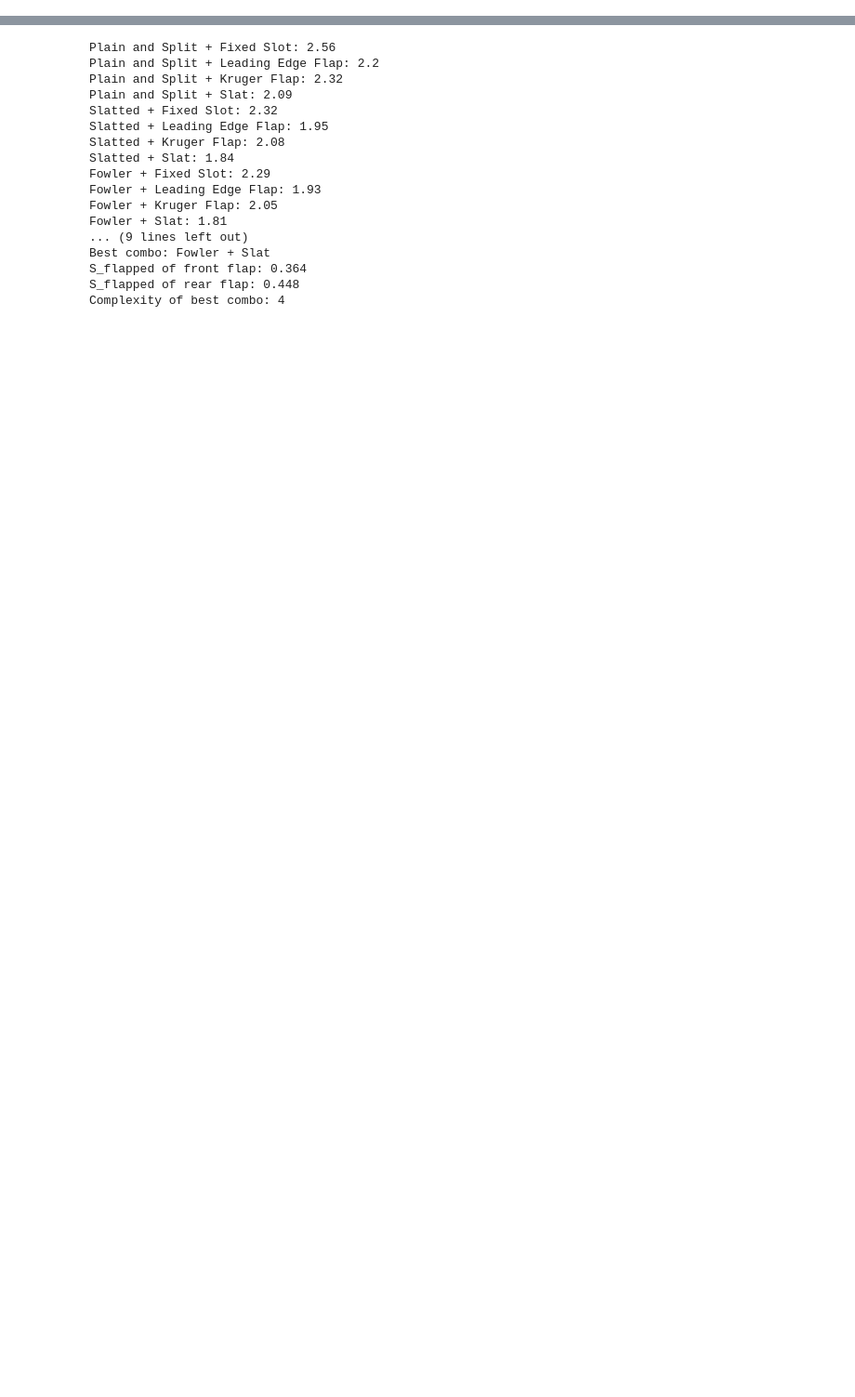
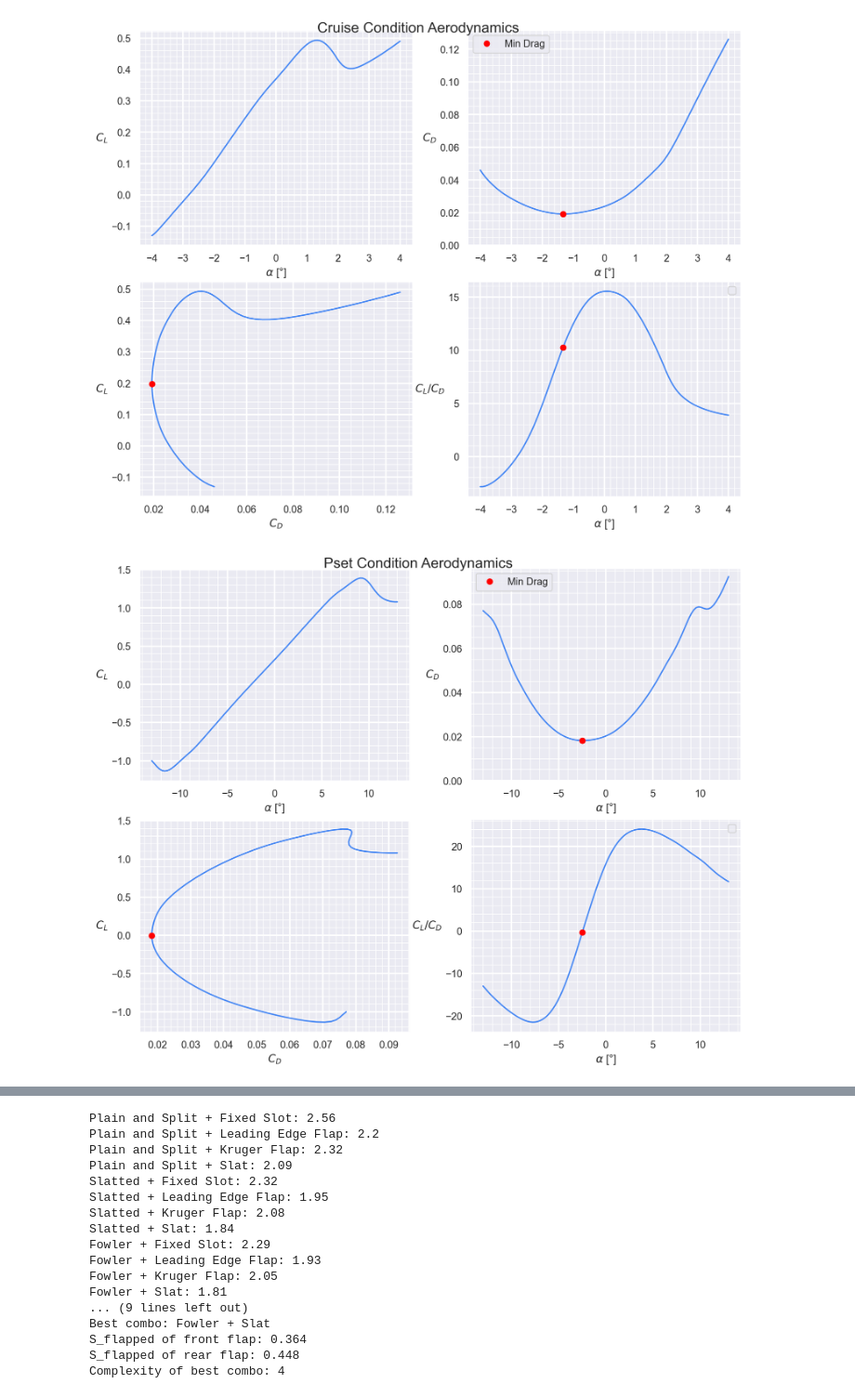
Before and after one commit to ezzatisawesome/ace-1, a Jupyter notebook: model.ipynb, the cells around one changed output, grey strips where cells are left out. Shown at 93% size. Cells and saved outputs as stored; diff of their text form; code cells hidden in the pictures; blank space fills up the shorter version.

```diff
--- a/model.ipynb
+++ b/model.ipynb
@@ -36,6 +36,7 @@ cruise_speed = atm.speed_of_sound() * cruise_mach
 ### Variables
 # Main wing
 wing_airfoil = asb.Airfoil("sc20412")
+wing_sweep = 35
 span = opti.variable(init_guess=45, lower_bound=35, upper_bound=50, scale=5)
 chord_root = opti.variable(init_guess=3, lower_bound=1, upper_bound=15)
 chord_tip = opti.variable(init_guess=1, lower_bound=.5, upper_bound=2)
@@ -68,7 +69,7 @@ main_wing = asb.Wing(
         ),
         asb.WingXSec(  # Tip
             xyz_le=[
-                np.sind(20) * (span/2),
+                np.sind(wing_sweep) * (span/2),
                 span / 2,
                 1.5,
             ],
@@ -94,7 +95,7 @@ truss_wing = asb.Wing(
         ),
         asb.WingXSec(
             xyz_le=[
-                4,  # A bit inward from wing tip
+                5.5,  # A bit inward from wing tip
                 truss_span,
                 -0.1 + 1.5 # Slight vertical offset to angle the truss
             ],
@@ -109,12 +110,12 @@ horiz_stab = asb.Wing(
     symmetric=True,
     xsecs=[
         asb.WingXSec(
-            xyz_le=[21.5, 0, 1.0],  # Approx. location at rear fuselage
+            xyz_le=[24, 0, 7],  # Approx. location at rear fuselage
             chord=2.75,            # Larger root chord
             airfoil=stab_airfoil,  # Typically symmetric airfoil like NACA 0012
         ),
         asb.WingXSec(
-            xyz_le=[24, 5.5, 0.9],  # Apply sweep and slight dihedral
+            xyz_le=[26.5, 5.5, 6.9],  # Apply sweep and slight dihedral
             chord=1.0,                        # Smaller tip chord
             airfoil=stab_airfoil,
         ),
@@ -476,0 +529,51 @@ CL at optimal angle of attack: 0.4988269127973978
+# %%
+for cond in conditions:
+    name = cond["name"]
+    alpha_used = cond["alpha"]  # Use the per-condition alpha array
+    sol_abu = abu_solutions[name]
+
+    idx_min = np.argmin(sol_abu["CD"])
+    cl_min = sol_abu["CL"][idx_min]
+    cd_min = sol_abu["CD"][idx_min]
+
+    fig, ax = plt.subplots(2, 2, figsize=(10, 8))
+
+    # CL vs alpha
+    plt.sca(ax[0, 0])
+    plt.plot(alpha_used, sol_abu["CL"])
+    plt.xlabel(r"$\alpha$ [°]")
+    plt.ylabel(r"$C_L$")
+    p.set_ticks(5, 1, 0.5, 0.1)
+
+    # CD vs alpha
+    plt.sca(ax[0, 1])
+    plt.plot(alpha_used, sol_abu["CD"])
+    plt.plot(alpha_used[idx_min], cd_min, 'ro', label="Min Drag")
+    plt.xlabel(r"$\alpha$ [°]")
+    plt.ylabel(r"$C_D$")
+    plt.ylim(bottom=0)
+    plt.legend()
+    p.set_ticks(5, 1, 0.05, 0.01)
+
+    # CL vs CD
+    plt.sca(ax[1, 0])
+    plt.plot(sol_abu["CD"], sol_abu["CL"])
+    plt.plot(cd_min, cl_min, 'ro')
+    plt.xlabel(r"$C_D$")
+    plt.ylabel(r"$C_L$")
+    p.set_ticks(5, 1, 0.5, 0.1)
+
+    # CL/CD vs alpha
+    plt.sca(ax[1, 1])
+    plt.plot(alpha_used, sol_abu["CL"] / sol_abu["CD"])
+    plt.plot(alpha_used[idx_min], cl_min / cd_min, 'ro')
+    plt.xlabel(r"$\alpha$ [°]")
+    plt.ylabel(r"$C_L/C_D$")
+    p.set_ticks(5, 1, 10, 2)
+
+    fig.suptitle(f"{name} Condition Aerodynamics", fontsize=16)
+    plt.tight_layout(rect=[0, 0, 1, 0.95])
+    p.show_plot()
+# %% [output]
+[figure, added]
+[figure, added]
```
Also changed, not shown: parts of 10 cells of this notebook.
